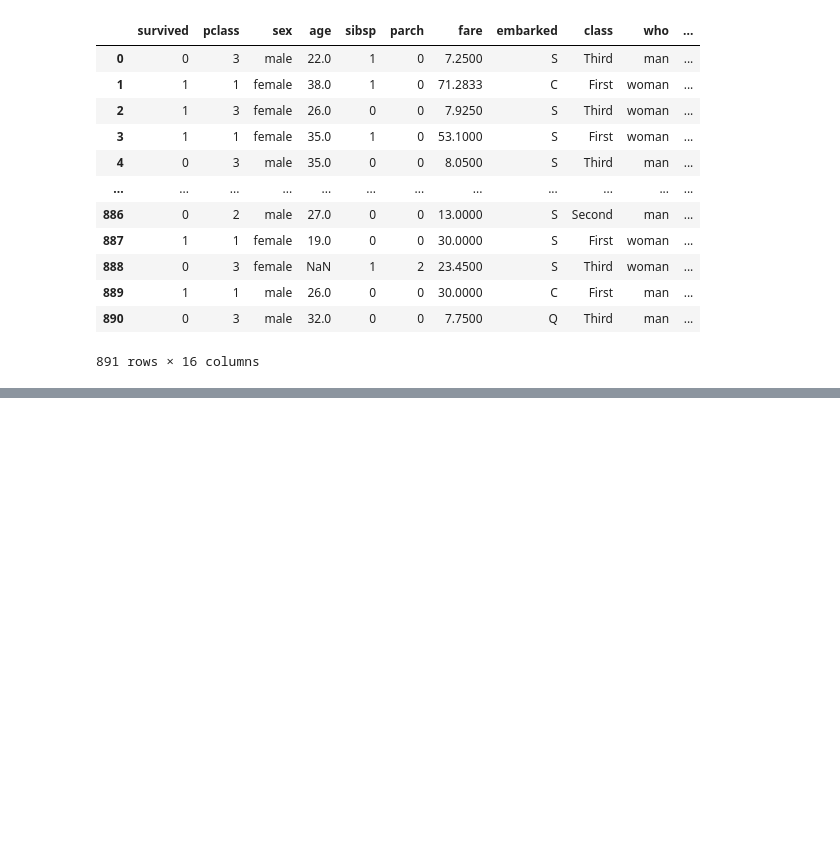
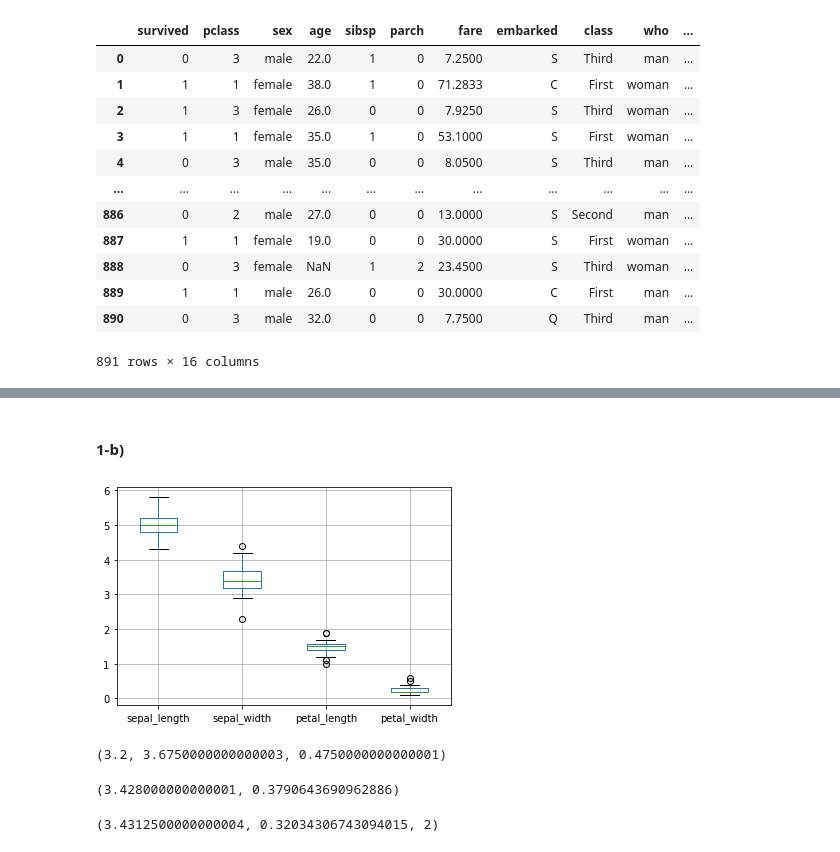
Before and after one commit to YONGJAISONG/Machine_Learning, a Jupyter notebook: 00.데이터분석/pandas_도전문제.ipynb, the cells around one changed output, grey strips where cells are left out. Cells and saved outputs as stored; diff of their text form; code cells hidden in the pictures; blank space fills up the shorter version.

```diff
--- a/00.데이터분석/pandas_도전문제.ipynb
+++ b/00.데이터분석/pandas_도전문제.ipynb
@@ -107,0 +117,4 @@ titanic
+# %%
+iris = sns.load_dataset('iris')
+titanic = sns.load_dataset('titanic')
+mpg = sns.load_dataset('mpg')
@@ -107,0 +144,27 @@ titanic
+# %% [markdown]
+#### 1-b)
+# %%
+# boxplot으로 이상치 확인
+
+iris[iris.species == 'setosa'].boxplot();
+# %% [output]
+[figure, added]
+# %%
+s = iris[iris.species == 'setosa']['sepal_width']
+q1, q3 = s.quantile(0.25), s.quantile(0.75)
+iqr = q3 - q1
+q1, q3, iqr
+# %% [output]
+(3.2, 3.6750000000000003, 0.4750000000000001)
+# %%
+s.mean(), s.std()
+# %% [output]
+(3.428000000000001, 0.3790643690962886)
+# %%
+upper_limit = q3 + 1.5 * iqr
+lower_limit = q1 - 1.5 * iqr
+s[(s < lower_limit) | (s > upper_limit)] = np.nan
+
+s.mean(), s.std(), s.isna().sum()
+# %% [output]
+(3.4312500000000004, 0.32034306743094015, 2)
```
Also changed, not shown: parts of 58 cells of this notebook.
